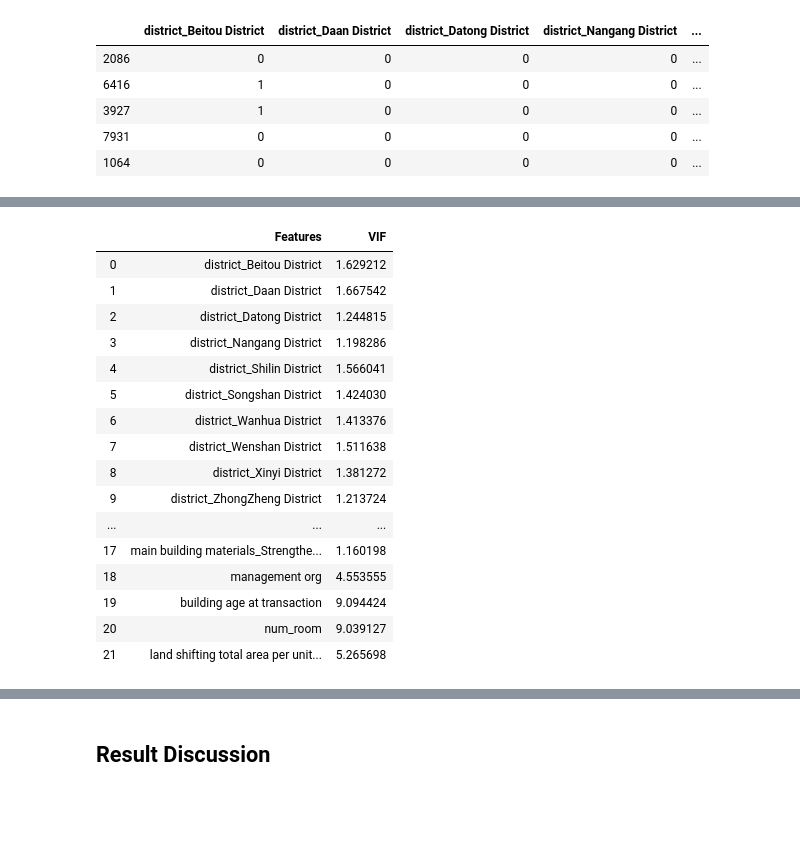
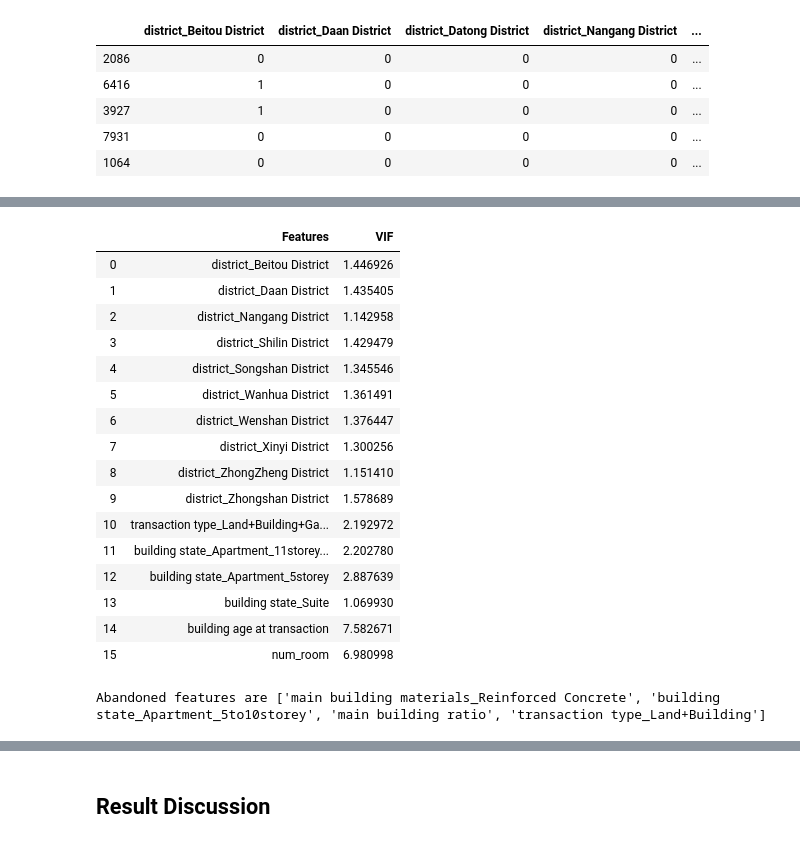
Before and after one commit to BurgerWu/Predicting-Housing-Price-in-Taipei-City, a Jupyter notebook: Predicting House Price in Taipei City-Unit.ipynb, the cells around one changed output, grey strips where cells are left out. Saved outputs shown, nothing was run; the diff lists cells and outputs as text; code cells hidden in the pictures; blank space fills up the shorter version.

```diff
--- a/Predicting House Price in Taipei City-Unit.ipynb
+++ b/Predicting House Price in Taipei City-Unit.ipynb
@@ -289,6 +290,8 @@ Numerical_Table.head()
 # %%
 Numerical_Table2 = pd.concat([Numerical_Table,Resident_Dataset["unit ntd nocarpark"]],axis=1)
-Numerical_Corr = pd.DataFrame(abs(Numerical_Table2.corr()["unit ntd nocarpark"])).sort_values(by="unit ntd nocarpark",ascending=False)
+Numerical_Corr = pd.DataFrame(abs(Numerical_Table2.corr()["unit ntd nocarpark"]))
+Numerical_Corr.columns = ["Correlation Coefficient"]
+Numerical_Corr.sort_values(by = "Correlation Coefficient", ascending = False, inplace = True)
 
 display(Numerical_Corr)
 
@@ -300,7 +303,7 @@ plt.ylabel("Correlation Coefficient")
 plt.title("Correlation Coefficient of Features to Unit NTD")
 plt.plot(Numerical_Corr, marker = 'o')
 
-Numerical_Columns2 = list(Numerical_Corr[Numerical_Corr["unit ntd nocarpark"]>0.15].index)
+Numerical_Columns2 = list(Numerical_Corr[Numerical_Corr["Correlation Coefficient"]>0.15].index)
 Numerical_Columns2.remove("unit ntd nocarpark")
 
 del Numerical_Table2
@@ -390,7 +397,9 @@ for var in Categorical_Columns:
                 Categorical_Dataset.drop(columns = [str(var) + "_" + str(cats)], inplace = True)
     else:
         Categorical_Dataset[var] = Resident_Dataset[var]
-Categorical_Dataset.drop(columns=["compartment"],inplace=True)
+
+#Drop some other columns
+Categorical_Dataset.drop(columns=["compartment","main building materials_Other"],inplace=True)
 Categorical_Dataset
 # %% [output]
 |  | district_Beitou District | district_Daan District | district_Datong District | district_Nangang District | ... |
@@ -424,55 +496,80 @@ Dataset.head(5)
 # Import library for VIF
 from statsmodels.stats.outliers_influence import variance_inflation_factor
 
-#Retrieve initial column list
+#We will abandon features with relatively lower magnitude of coefficient because it indicates less
+#influential to the model. But we have to normalize the magnitude first by multiplying span of the
+#feature so that we can get a more fair result.
+normalize_factor = []
+Coef = LR_OLS_result.params[Dataset.columns]
+for cols in list(Dataset.columns):
+    Maxval = Dataset[cols].max()
+    minval = Dataset[cols].min()
+    if Maxval-minval == 1:
+        normalize_factor.append(1)
+    else:
+        normalize_factor.append(Maxval-minval)
+
+#Create new coefficient after multiplying span of the feature
+Coef = Coef*normalize_factor
+
+#Remove intercept in our analysis
 column = list(Dataset.columns)
-Temp_Dataset = Dataset.copy()
+column.remove("intercept")
+Temp_Dataset = Dataset[column]
+abandoned_VIF = []
 
 #Iterate until all VIFs are less than 10(typical value)
 VIF_safe = False
 
+#Run the while loop until all VIF is below 10
 while VIF_safe == False:
+    #Create dataframe for real time analysis
     vif_table = pd.DataFrame()
     vif_table["Features"] = column
     vif_table["VIF"] = [variance_inflation_factor(Temp_Dataset.values, i) for i in range(Temp_Dataset.shape[1])]
 
     #Handle inf values
-    if sum(vif_table["VIF"] == np.inf) >0:
+    if sum(vif_table["VIF"] == np.inf) > 0:
         column.remove(list(vif_table[vif_table["VIF"] == np.inf]["Features"])[0])
         Temp_Dataset = Temp_Dataset[column]
 
     #Handle VIF greater than 10
     elif sum(vif_table["VIF"] > 10) > 0:
-        vif_table.sort_values(by=["VIF"], ascending = False, inplace = True)
-        column.remove(list(vif_table["Features"])[0])
+        over10features = vif_table[vif_table["VIF"]>10]["Features"]
+        Params = pd.DataFrame(abs(Coef[over10features]),columns = ["VIF"])
+        Params.sort_values(by = "VIF", inplace = True)
+        column.remove(Params.iloc[0,:].name)
         Temp_Dataset = Temp_Dataset[column]
+        abandoned_VIF.append(Params.iloc[0,:].name)
 
     #All VIFs are less than 10, set VIF_safe = True
     else:
         VIF_safe = True
 
 #delete Temp_Numerical_Table
 del Temp_Dataset
 
 #Assign numerical columns to the result after VIF analysis
 Dataset = Dataset[column]
 
 display(vif_table)
+print("Abandoned features are " + str(abandoned_VIF))
 # %% [output]
 |  | Features | VIF |
-| 0 | district_Beitou District | 1.629212 |
-| 1 | district_Daan District | 1.667542 |
-| 2 | district_Datong District | 1.244815 |
-| 3 | district_Nangang District | 1.198286 |
-| 4 | district_Shilin District | 1.566041 |
-| 5 | district_Songshan District | 1.424030 |
-| 6 | district_Wanhua District | 1.413376 |
-| 7 | district_Wenshan District | 1.511638 |
-| 8 | district_Xinyi District | 1.381272 |
-| 9 | district_ZhongZheng District | 1.213724 |
-| ... | ... | ... |
-| 17 | main building materials_Strengthe... | 1.160198 |
-| 18 | management org | 4.553555 |
-| 19 | building age at transaction | 9.094424 |
-| 20 | num_room | 9.039127 |
-| 21 | land shifting total area per unit... | 5.265698 |
+| 0 | district_Beitou District | 1.446926 |
+| 1 | district_Daan District | 1.435405 |
+| 2 | district_Nangang District | 1.142958 |
+| 3 | district_Shilin District | 1.429479 |
+| 4 | district_Songshan District | 1.345546 |
+| 5 | district_Wanhua District | 1.361491 |
+| 6 | district_Wenshan District | 1.376447 |
+| 7 | district_Xinyi District | 1.300256 |
+| 8 | district_ZhongZheng District | 1.151410 |
+| 9 | district_Zhongshan District | 1.578689 |
+| 10 | transaction type_Land+Building+Ga... | 2.192972 |
+| 11 | building state_Apartment_11storey... | 2.202780 |
+| 12 | building state_Apartment_5storey | 2.887639 |
+| 13 | building state_Suite | 1.069930 |
+| 14 | building age at transaction | 7.582671 |
+| 15 | num_room | 6.980998 |
+Abandoned features are ['main building materials_Reinforced Concrete', 'building state_Apartment_5to10storey', 'main building ratio', 'transaction type_Land+Building']
```
Also changed, not shown: parts of 54 cells of this notebook.
